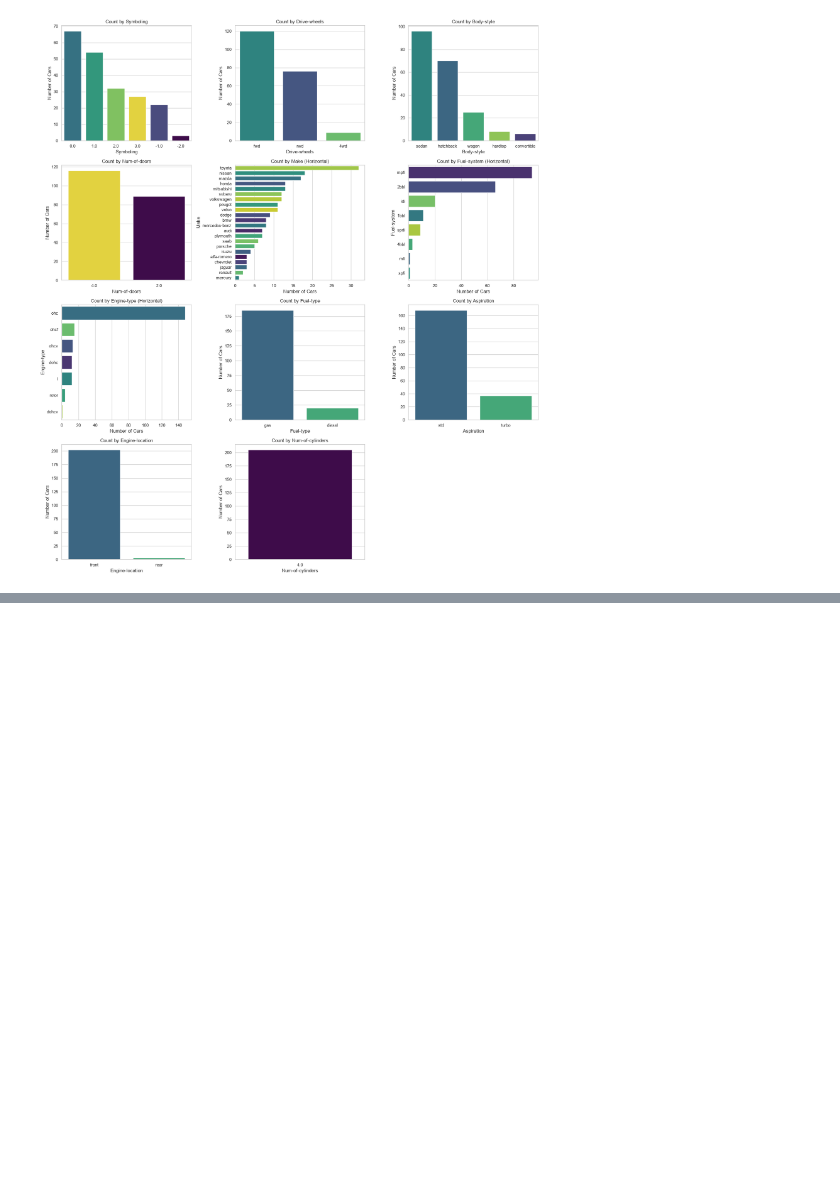
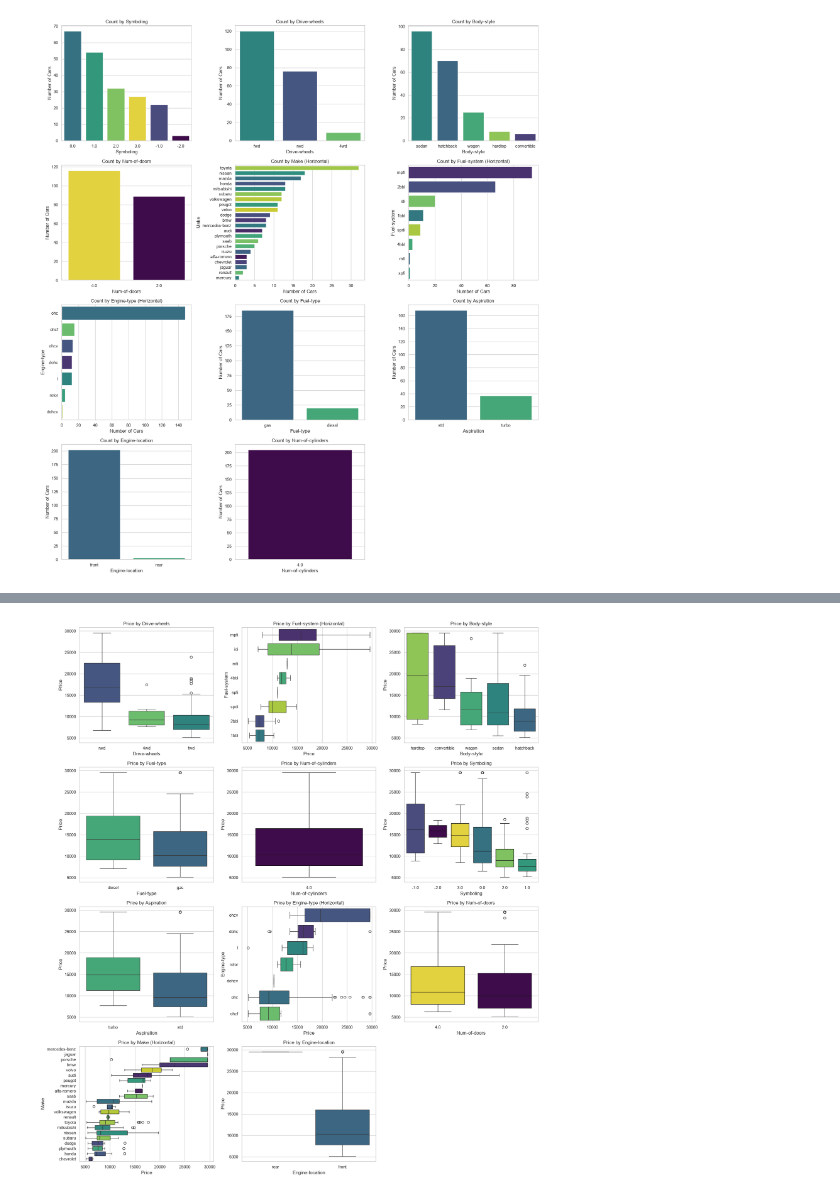
Before and after one commit to fatima-eman/automobile-price-eda-dashboard, a Jupyter notebook: notebooks/02_exploratory_data_analysis.ipynb, the cells around one changed output, grey strips where cells are left out. Saved outputs shown, nothing was run; the diff lists cells and outputs as text; code cells hidden in the pictures; blank space fills up the shorter version.

```diff
--- a/notebooks/02_exploratory_data_analysis.ipynb
+++ b/notebooks/02_exploratory_data_analysis.ipynb
@@ -160,0 +194,41 @@ num-of-cylinders: 1 categories
+# %%
+# Visualize the relationship between categorical features and the target variable ('price')
+sns.set_theme(style="whitegrid")
+
+# Ensure your list of categorical and discrete columns is ready
+object_cols = df.select_dtypes(include=['str']).columns.tolist()
+discrete_cols = ['num-of-doors', 'symboling', 'num-of-cylinders']
+all_categorical_cols = list(set(object_cols + discrete_cols))
+
+num_cols = 3
+num_rows_cat = math.ceil(len(all_categorical_cols) / num_cols)
+
+plt.figure(figsize=(18, 5 * num_rows_cat))
+
+for i, col in enumerate(all_categorical_cols, 1):
+    plt.subplot(num_rows_cat, num_cols, i)
+
+    # Calculate the median price per category to sort the boxes from most to least expensive
+    category_order = df.groupby(col)['price'].median().sort_values(ascending=False).index
+
+    unique_count = df[col].nunique()
+
+    if unique_count >= 7:
+        # Horizontal boxplot for highly varied categories (e.g., 'make', 'fuel-system')
+        sns.boxplot(data=df, y=col, x='price', hue=col,order=category_order, palette='viridis', legend=False)
+        plt.title(f'Price by {col.capitalize()} (Horizontal)')
+        plt.xlabel('Price')
+        plt.ylabel(col.capitalize())
+    else:
+        # Vertical boxplot for standard categories
+        sns.boxplot(data=df, x=col, y='price', hue=col, order=category_order, palette='viridis', legend=False)
+        plt.title(f'Price by {col.capitalize()}')
+        plt.xlabel(col.capitalize())
+        plt.ylabel('Price')
+
+plt.tight_layout()
+os.makedirs('../reports/figures', exist_ok=True)
+plt.savefig('../reports/figures/bivariate_categorical_vs_price.png', dpi=300, bbox_inches='tight')
+plt.show()
+# %% [output]
+[figure, added]
```
Also changed, not shown: parts of 2 cells of this notebook, 5 other files.
